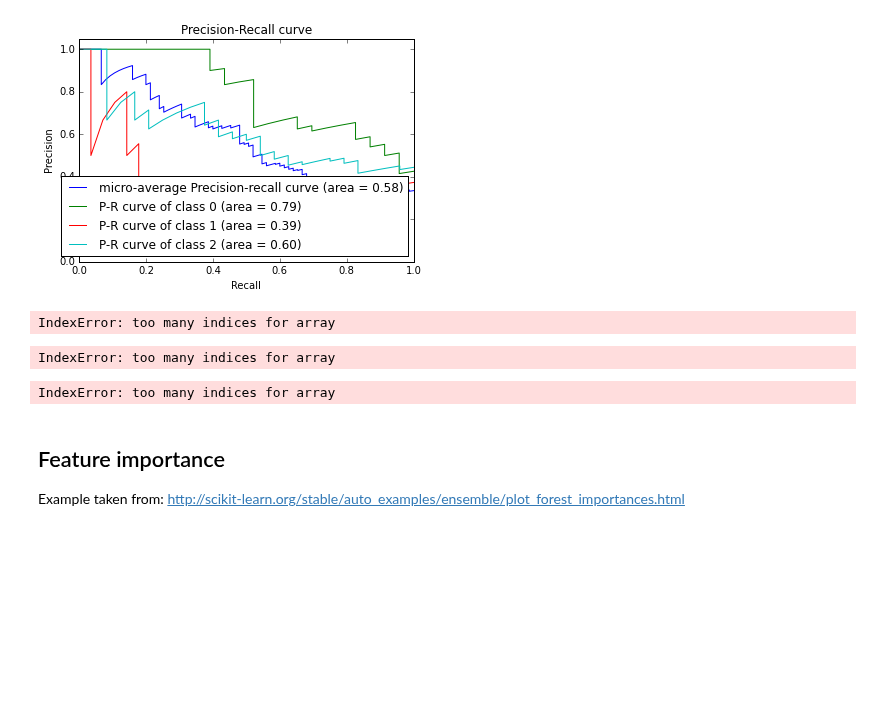
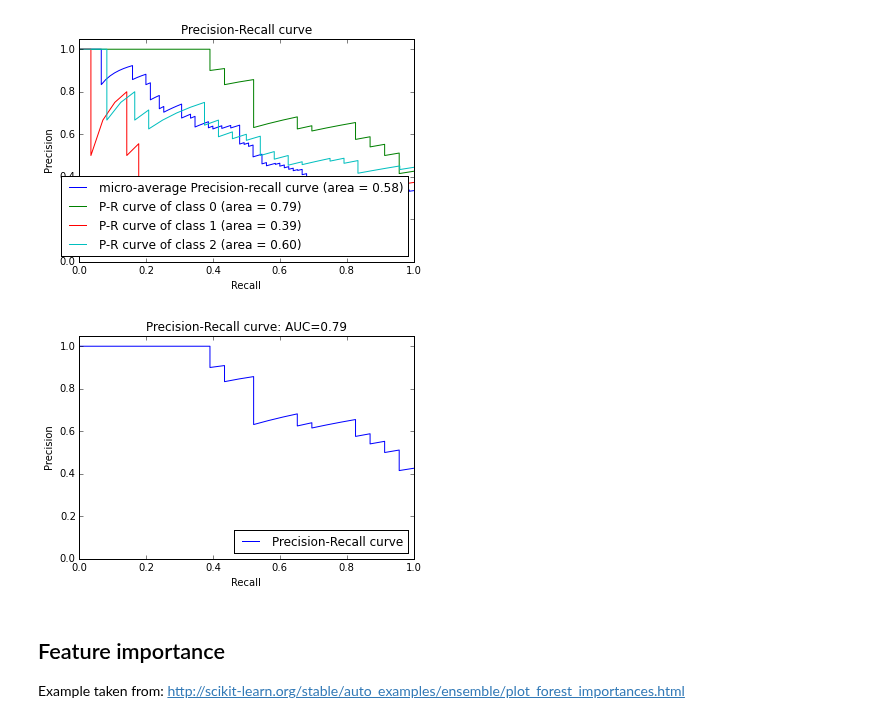
Before and after one commit to ploomber/sklearn-evaluation, a Jupyter notebook: examples/plots.ipynb, the cells around one changed output. Saved outputs shown, nothing was run; the diff lists cells and outputs as text; code cells hidden in the pictures; blank space fills up the shorter version.

```diff
--- a/examples/plots.ipynb
+++ b/examples/plots.ipynb
@@ -105,18 +92,11 @@ y_score = classifier.fit(X_train, y_train).decision_function(X_test)
 plots.precision_recall(y_test, y_score)
 # %% [output]
 [figure]
-# %%
-plots.precision_recall(y_test[:,0], y_score[:,0])
-# %% [output]
-IndexError: too many indices for array
-# %%
-plots.precision_recall(y_test[:,1], y_score[:,1])
-# %% [output]
-IndexError: too many indices for array
-# %%
-plots.precision_recall(y_test[:,2], y_score[:,2])
-# %% [output]
-IndexError: too many indices for array
+# %%
+y_test_bin = label_binarize(y_test, classes=[0, 1, 2])
+plots.precision_recall(y_test_bin[:,0], y_score[:,0])
+# %% [output]
+[figure, added]
 # %% [markdown]
 ## Feature importance
 Example taken from: http://scikit-learn.org/stable/auto_examples/ensemble/plot_forest_importances.html
```
Also changed, not shown: parts of 11 cells of this notebook, 1 other file.
